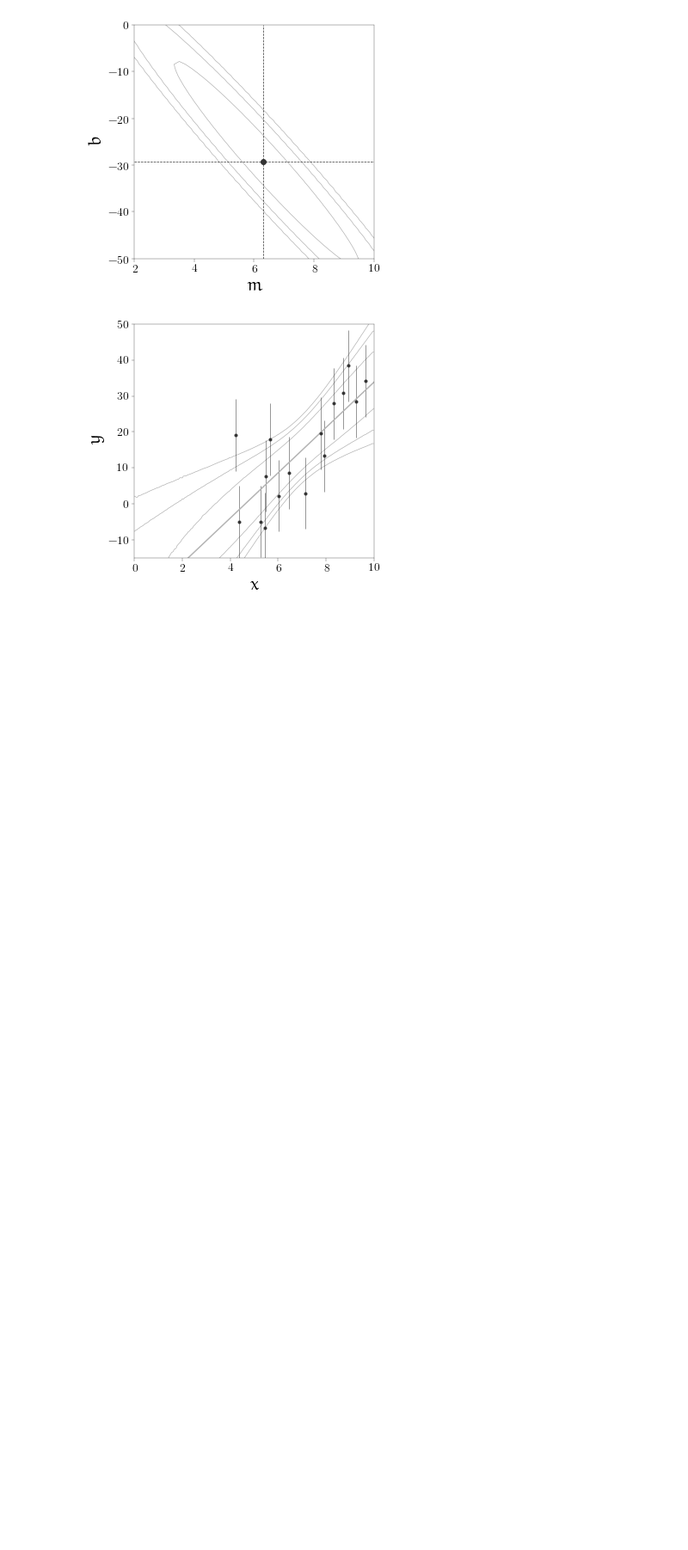
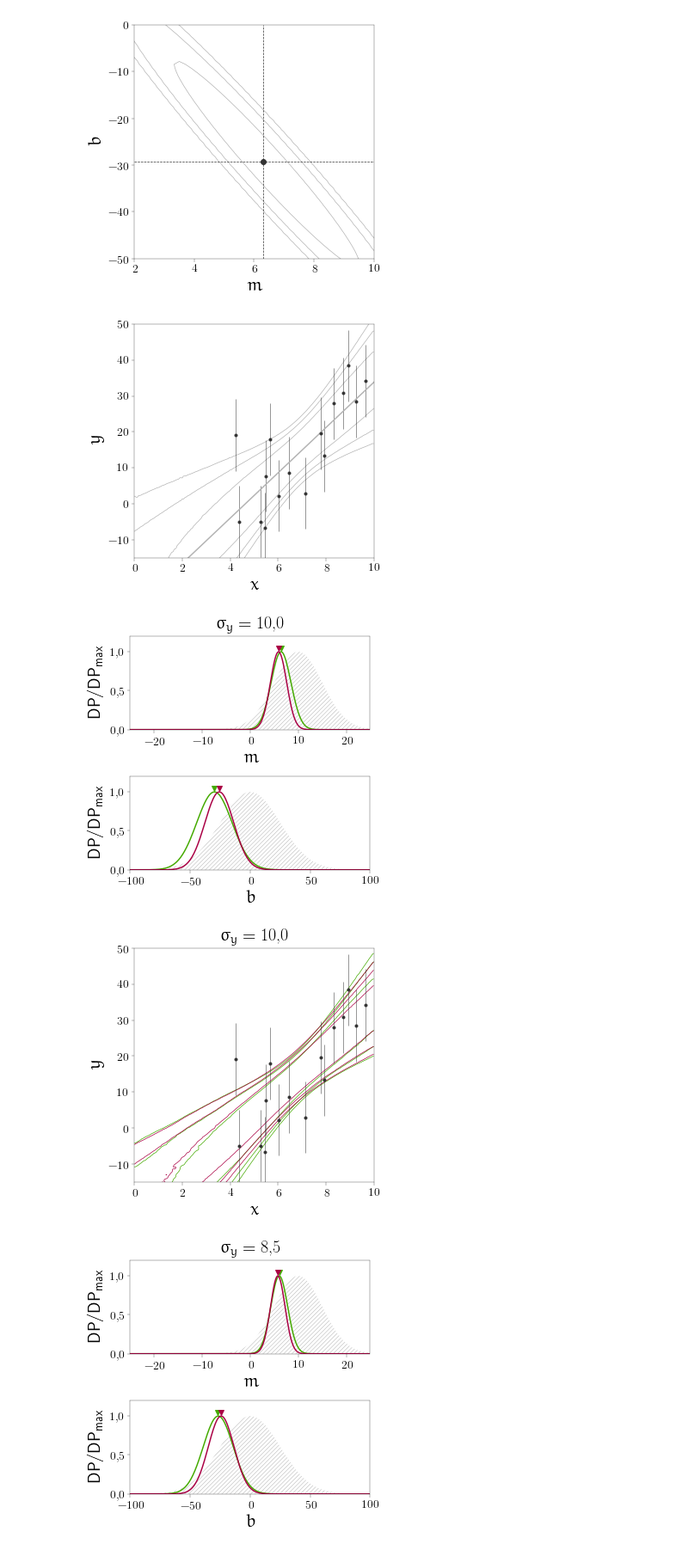
Before and after one commit to ajmejia/1st-phd-seminar, a Jupyter notebook: examples.ipynb, the cells around one changed output. Shown at 86% size. Cells and saved outputs as stored; diff of their text form; code cells hidden in the pictures; blank space fills up the shorter version.

Commit message:
adding prior analysis figures

```diff
--- a/examples.ipynb
+++ b/examples.ipynb
@@ -239,13 +239,13 @@ x_idx[x_idx==0] = 1
 shuffle(x_idx)
 step_m, step_b = 8, 10
 
-var_sigma = False
-show_condlikelihood = True
+var_sigma = True
+show_condlikelihood = False
 show_marginals = False
 show_marglikelihood = True
 show_prior = True
 show_posterior = True
-show_line = True
+show_line = False
 show_contours = True
 save_pdf, save_fit = True, True
 mask_names = array([show_condlikelihood, show_marginals, show_marglikelihood, show_prior, show_posterior, show_line, show_contours])
@@ -324,44 +324,48 @@ for j,i in it.product(xrange(step_N),xrange(2)):
     if i==1:
         fig_fit, ax = subplots(1, 1)
 
-        if show_contours and show_prior:
-            # si el prior es plano o muy ancho la computadora explota muestreandolo
-            if prior.min()==prior.max():
-                ax.axvspan(X.min(), X.max(), color=cm.Greys(linspace(0,1,10)[:4])[-1], lw=0)
-            else:
-                PDF_xy, X_pri, Y_pri = model_sampling([MM_obs[0],BB_obs[0]], prior, X, model, 10)
-                XX_pri, YY_pri = meshgrid(X_pri, Y_pri, indexing="ij")
-                levels = [percentile_to_level(XX_pri, YY_pri, gaussian_filter(PDF_xy,1.5), per) for per in percentiles]
-                #ax.contour(X_pri, Y_pri, gaussian_filter(PDF_xy,1.5), levels, colors="0.7", linewidths=0.7)
-                flevels = [PDF_xy.min()]+levels+[PDF_xy.max()]
-                fcmap = cm.Greys(linspace(0,1,10)[:4])
-                ax.contourf(X_pri, Y_pri, gaussian_filter(PDF_xy,1.5), flevels, colors=fcmap)
-                #ac = colorbar()
-                #ac.set_ticklabels(-100*diff([1.0]+percentiles+[0.0]))
+#         if show_contours and show_prior:
+#             # si el prior es plano o muy ancho la computadora explota muestreandolo
+#             if prior.min()==prior.max():
+#                 ax.axvspan(X.min(), X.max(), color=cm.Greys(linspace(0,1,10)[:4])[-1], lw=0)
+#             else:
+#                 PDF_xy, X_pri, Y_pri = model_sampling([MM_obs[0],BB_obs[0]], prior, X, model, 10)
+#                 XX_pri, YY_pri = meshgrid(X_pri, Y_pri, indexing="ij")
+#                 levels = [percentile_to_level(XX_pri, YY_pri, gaussian_filter(PDF_xy,1.5), per) for per in percentiles]
+#                 #ax.contour(X_pri, Y_pri, gaussian_filter(PDF_xy,1.5), levels, colors="0.7", linewidths=0.7)
+#                 flevels = [PDF_xy.min()]+levels+[PDF_xy.max()]
+#                 fcmap = cm.Greys(linspace(0,1,10)[:4])
+#                 ax.contourf(X_pri, Y_pri, gaussian_filter(PDF_xy,1.5), flevels, colors=fcmap)
+#                 #ac = colorbar()
+#                 #ac.set_ticklabels(-100*diff([1.0]+percentiles+[0.0]))
         if show_contours and show_likelihood:
             PDF_xy, X_lik, Y_lik = model_sampling([MM_obs[0],BB_obs[0]], likelihood, X, model, 10)
             XX_lik, YY_lik = meshgrid(X_lik, Y_lik, indexing="ij")
             levels = [percentile_to_level(XX_lik, YY_lik, gaussian_filter(PDF_xy,1.5), per) for per in percentiles]
             ax.contour(X_lik, Y_lik, gaussian_filter(PDF_xy,1.5), levels, colors="#44aa00", linewidths=0.7)
         if show_contours and show_posterior:
             PDF_xy, X_pos, Y_pos = model_sampling([MM_obs[0],BB_obs[0]], posterior, X, model, 10)
             XX_pos, YY_pos = meshgrid(X_pos, Y_pos, indexing="ij")
             levels = [percentile_to_level(XX_pos, YY_pos, gaussian_filter(PDF_xy,1.5), per) for per in percentiles]
             ax.contour(X_pos, Y_pos, gaussian_filter(PDF_xy,1.5), levels, colors="#aa0044", linewidths=0.7)
 
         ax.plot(X, model(X, [M[mle_m],B[mle_b]]), "--", color="#44aa00", lw=1.5, visible=show_condlikelihood&show_line)
         ax.plot(X, model(X, [M[mml_m],B[mml_b]]), "-", color="#44aa00", lw=1.5, visible=show_marglikelihood&show_line)
         ax.plot(X, model(X, [M[map_m],B[map_b]]), "-", color="#aa0044", lw=1.5, visible=show_posterior&show_line)
         ax.errorbar(x_obs[~mask], y_obs[~mask]+e_obs[~mask]*sigma, sigma, fmt=".", ecolor="0.7", color="0.7", lw=0.5)
         ax.errorbar(x_obs[mask], y_obs[mask]+e_obs[mask]*sigma, sigma, fmt=".", ecolor="0.2", color="0.2", lw=0.5)
         ax.set_xlim(*range_x)
         ax.set_ylim(*range_y)
         if var_sigma:
             ax.set_title(r"$\sigma_y={}$".format(sigma), size="medium")
         else:
             ax.set_title(r"$N={}$".format(mask.sum()), size="medium")
         ax.set_xlabel(r"$x$")
         ax.set_ylabel(r"$y$")
 
         if save_fit: fig_fit.savefig("img/linear-fit-{}-{}".format(join(names[mask_names],"-"), j+1))
         if any(mask_names) and save_pdf: fig_pdf.savefig("img/linear-pdf-{}-{}".format(join(names[mask_names],"-"), j+1))
+# %% [output]
+[figure, added]
+[figure, added]
+[figure, added]
```
Also changed, not shown: parts of 1 cell of this notebook.
